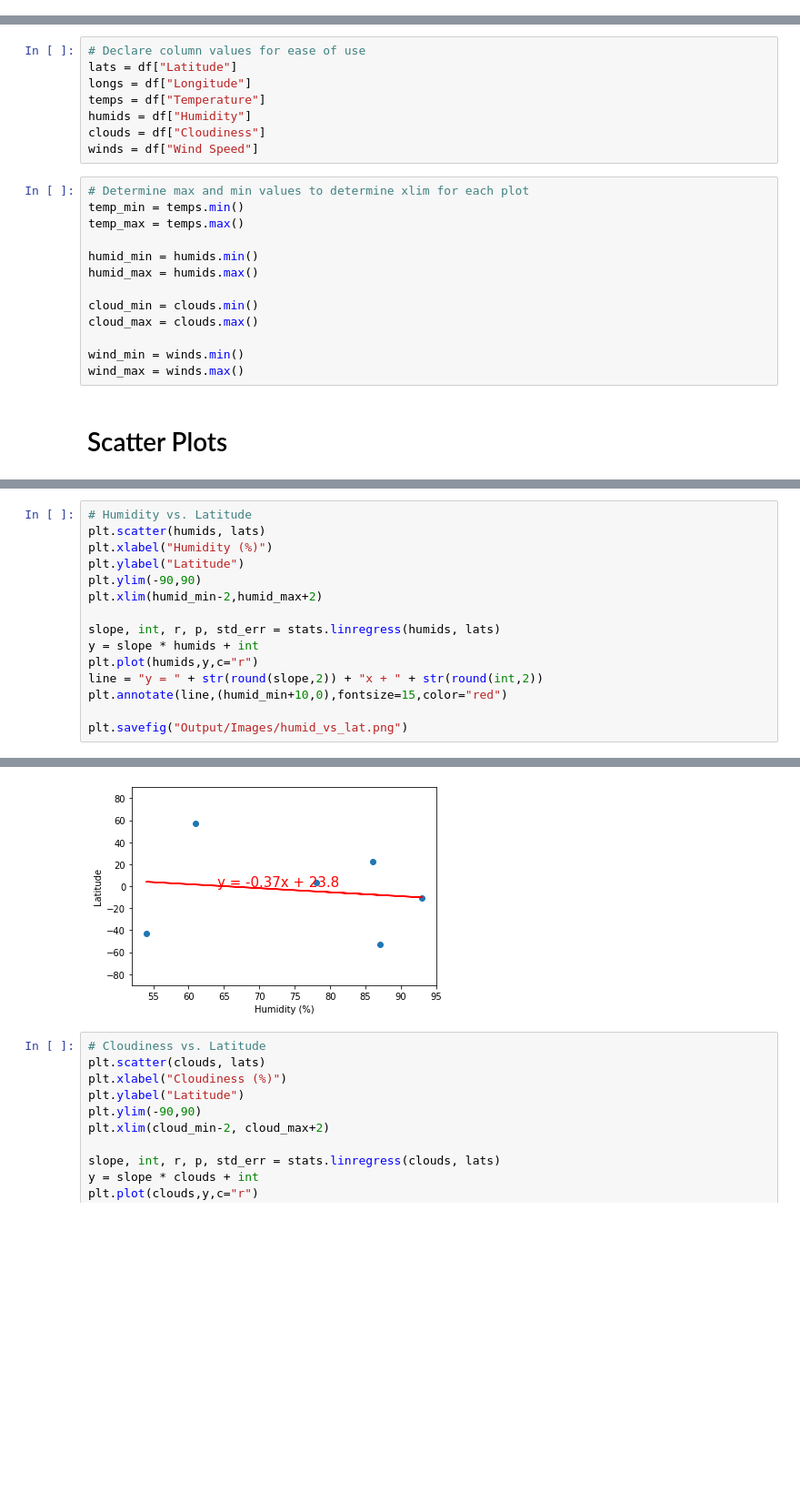
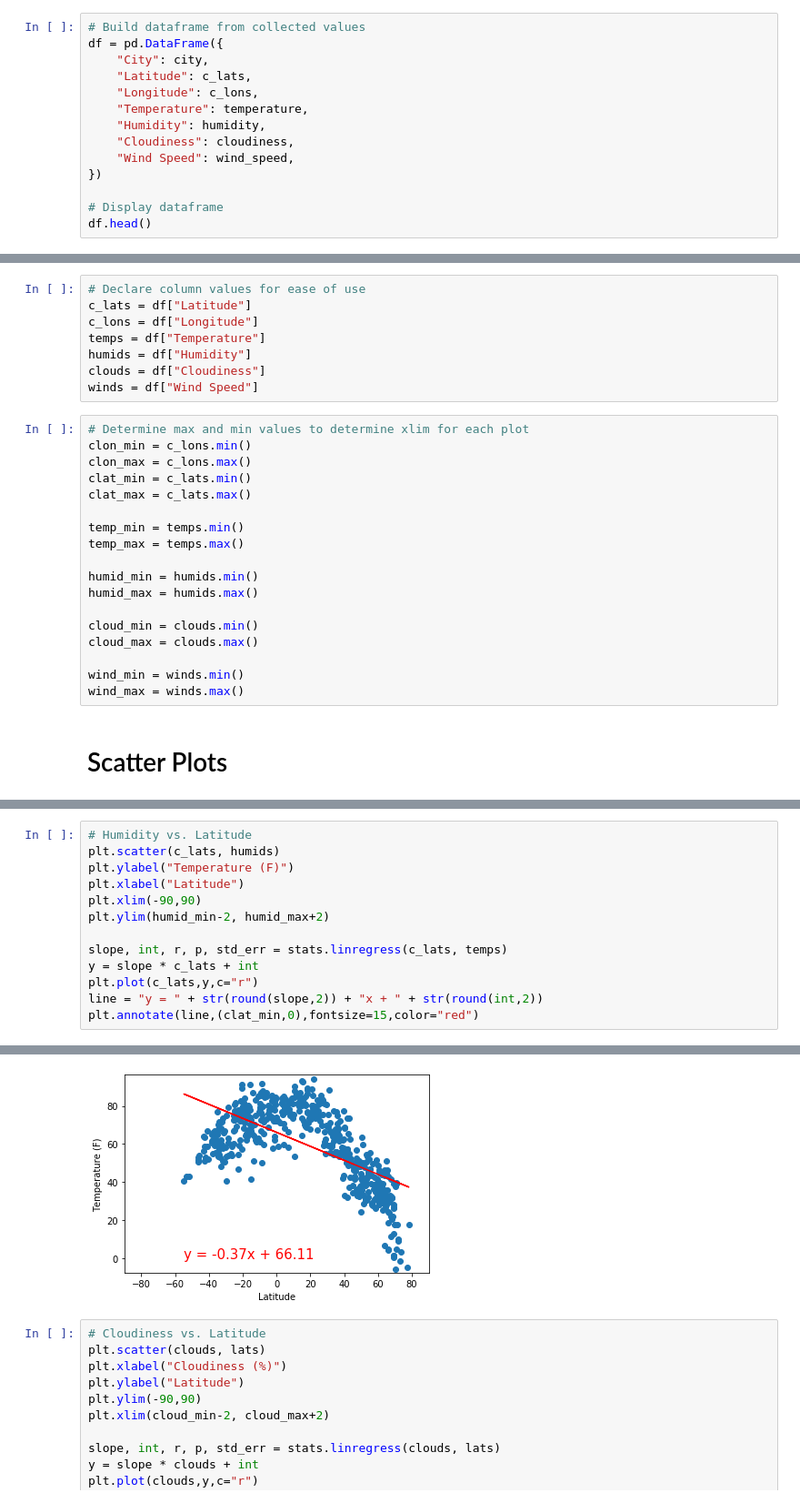
Before and after one commit to tylerhill122/python-api-challenge, a Jupyter notebook: WeatherPy/WeatherPy.ipynb, the cells around one changed output, grey strips where cells are left out. Shown at 91% size. Drawn from its saved outputs; the diff is of its cells as text; blank space fills up the shorter version.

Commit message:
plotting function added

```diff
--- a/WeatherPy/WeatherPy.ipynb
+++ b/WeatherPy/WeatherPy.ipynb
@@ -98,0 +92,14 @@ df.head()
+# %%
+# Build dataframe from collected values
+df = pd.DataFrame({
+    "City": city,
+    "Latitude": c_lats,
+    "Longitude": c_lons,
+    "Temperature": temperature,
+    "Humidity": humidity,
+    "Cloudiness": cloudiness,
+    "Wind Speed": wind_speed,
+})
+
+# Display dataframe
+df.head()
@@ -102,14 +116,19 @@ output_file = "Output/WeatherPy.csv"
 df.to_csv(output_file,index=False, header=True)
 # %%
 # Declare column values for ease of use
-lats = df["Latitude"]
-longs = df["Longitude"]
+c_lats = df["Latitude"]
+c_lons = df["Longitude"]
 temps = df["Temperature"]
 humids = df["Humidity"]
 clouds = df["Cloudiness"]
 winds = df["Wind Speed"]
 # %%
 # Determine max and min values to determine xlim for each plot
+clon_min = c_lons.min()
+clon_max = c_lons.max()
+clat_min = c_lats.min()
+clat_max = c_lats.max()
+
 temp_min = temps.min()
 temp_max = temps.max()
 
@@ -143,16 +240,14 @@ plt.savefig("Output/Images/temp_vs_lat.png")
 # %%
 # Humidity vs. Latitude
-plt.scatter(humids, lats)
-plt.xlabel("Humidity (%)")
-plt.ylabel("Latitude")
-plt.ylim(-90,90)
-plt.xlim(humid_min-2,humid_max+2)
+plt.scatter(c_lats, humids)
+plt.ylabel("Temperature (F)")
+plt.xlabel("Latitude")
+plt.xlim(-90,90)
+plt.ylim(humid_min-2, humid_max+2)
 
-slope, int, r, p, std_err = stats.linregress(humids, lats)
-y = slope * humids + int
-plt.plot(humids,y,c="r")
+slope, int, r, p, std_err = stats.linregress(c_lats, temps)
+y = slope * c_lats + int
+plt.plot(c_lats,y,c="r")
 line = "y = " + str(round(slope,2)) + "x + " + str(round(int,2))
-plt.annotate(line,(humid_min+10,0),fontsize=15,color="red")
-
-plt.savefig("Output/Images/humid_vs_lat.png")
+plt.annotate(line,(clat_min,0),fontsize=15,color="red")
 # %% [output]
@@ -159,4 +255,4 @@ plt.savefig("Output/Images/humid_vs_lat.png")
-[figure, old version]
+[figure, new version]
 # %%
 # Cloudiness vs. Latitude
 plt.scatter(clouds, lats)
```
Also changed, not shown: parts of 8 cells of this notebook.
